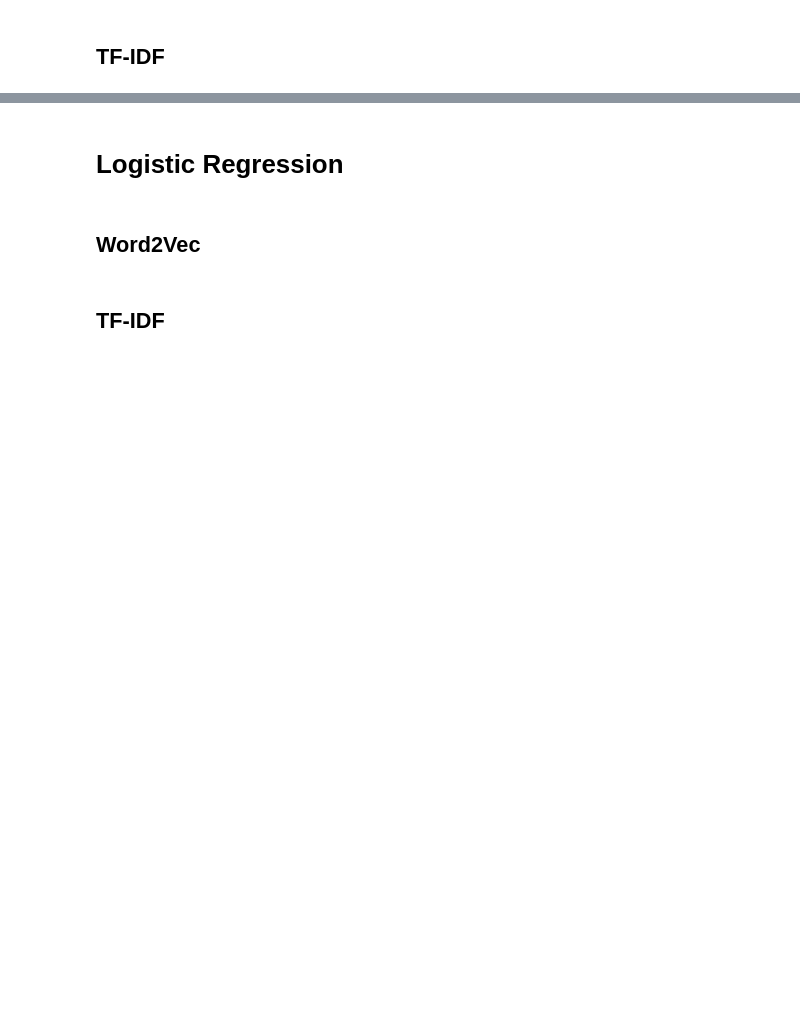
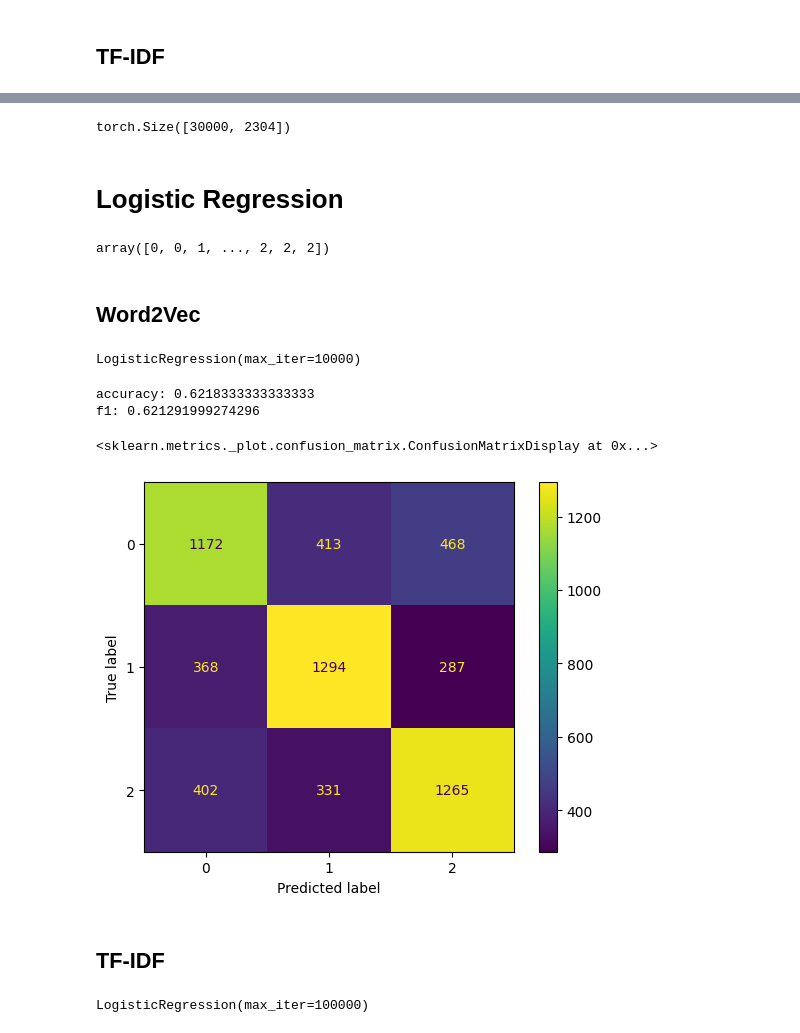
Before and after one commit to Sitaarz/AdvancedDataMining, a Jupyter notebook: src/model_training/test_models.ipynb, the cells around one changed output, grey strips where cells are left out. Saved outputs shown, nothing was run; the diff lists cells and outputs as text; code cells hidden in the pictures; blank space fills up the shorter version.

Commit message:
Add various embedding methods (Word2Vec, TF-IDF, BERT) and integrate them with logistic regression and a simple neural network for classification tasks

```diff
--- a/src/model_training/test_models.ipynb
+++ b/src/model_training/test_models.ipynb
@@ -9,5 +9,6 @@ from nltk.stem import WordNetLemmatizer
 nltk.download('punkt')
 nltk.download('stopwords')
 nltk.download('wordnet')
+nltk.download('punkt_tab')
 
-DATA_PATH = "../../data/preprocessed_data.csv"
+DATA_PATH = "preprocessed_data.csv"
@@ -106,0 +257,11 @@ print(y.shape)
+# %%
+from sklearn.preprocessing import LabelEncoder
+labelEncoder = LabelEncoder()
+y_bert = pd.read_csv("filtered_data_10000_rows_per_genre.csv")['genre']
+y_bert = labelEncoder.fit_transform(y_bert)
+
+X_bert = torch.cat([bert_title_embedding, torch.tensor(bert_director_embedding), bert_plot_embedding], dim=1)
+torch.save(X_bert, "bert_tensor.pt")
+print(X_bert.shape)
+# %% [output]
+torch.Size([30000, 2304])
@@ -107,5 +271,16 @@ print(y.shape)
 # %% [markdown]
 # Logistic Regression
+# %%
+
+from sklearn.preprocessing import LabelEncoder
+import pandas as pd
+labelEncoder = LabelEncoder()
+
+df = pd.read_csv("preprocessed_data.csv")
+y = labelEncoder.fit_transform(df['genre'])
+y
+# %% [output]
+array([0, 0, 1, ..., 2, 2, 2])
 # %% [markdown]
 ## Word2Vec
 # %%
@@ -117,22 +292,33 @@ X_train, X_test, y_train, y_test = train_test_split(X_word2vec, y, test_size=0.2
 
 model = LogisticRegression(max_iter = 10_000)
 model.fit(X_train, y_train)
+# %% [output]
+LogisticRegression(max_iter=10000)
 # %%
-from sklearn.metrics import accuracy_score, confusion_matrix, ConfusionMatrixDisplay
+from sklearn.metrics import accuracy_score, f1_score, confusion_matrix, ConfusionMatrixDisplay
 
 y_pred = model.predict(X_test)
 accuracy = accuracy_score(y_test, y_pred)
+f1 = f1_score(y_test, y_pred, average = "weighted")
 conf_matrix = confusion_matrix(y_test, y_pred)
 confusion_matrix_display = ConfusionMatrixDisplay(confusion_matrix = conf_matrix)
 print("accuracy:", accuracy)
+print("f1:", f1)
 confusion_matrix_display.plot()
+# %% [output]
+accuracy: 0.6218333333333333
+f1: 0.621291999274296
+<sklearn.metrics._plot.confusion_matrix.ConfusionMatrixDisplay at 0x...>
+[figure, added]
 # %% [markdown]
 ## TF-IDF
 # %%
 X_train, X_test, y_train, y_test = train_test_split(X_tfIdf, y, test_size=0.2)
 
-model = LogisticRegression(max_iter = 10_000)
+model = LogisticRegression(max_iter = 100_000)
 model.fit(X_train, y_train)
+# %% [output]
+LogisticRegression(max_iter=100000)
 # %%
 y_pred_tfIdf = model.predict(X_test)
 accuracy_tfIdf = accuracy_score(y_test, y_pred_tfIdf)
```
Also changed, not shown: parts of 28 cells of this notebook.
